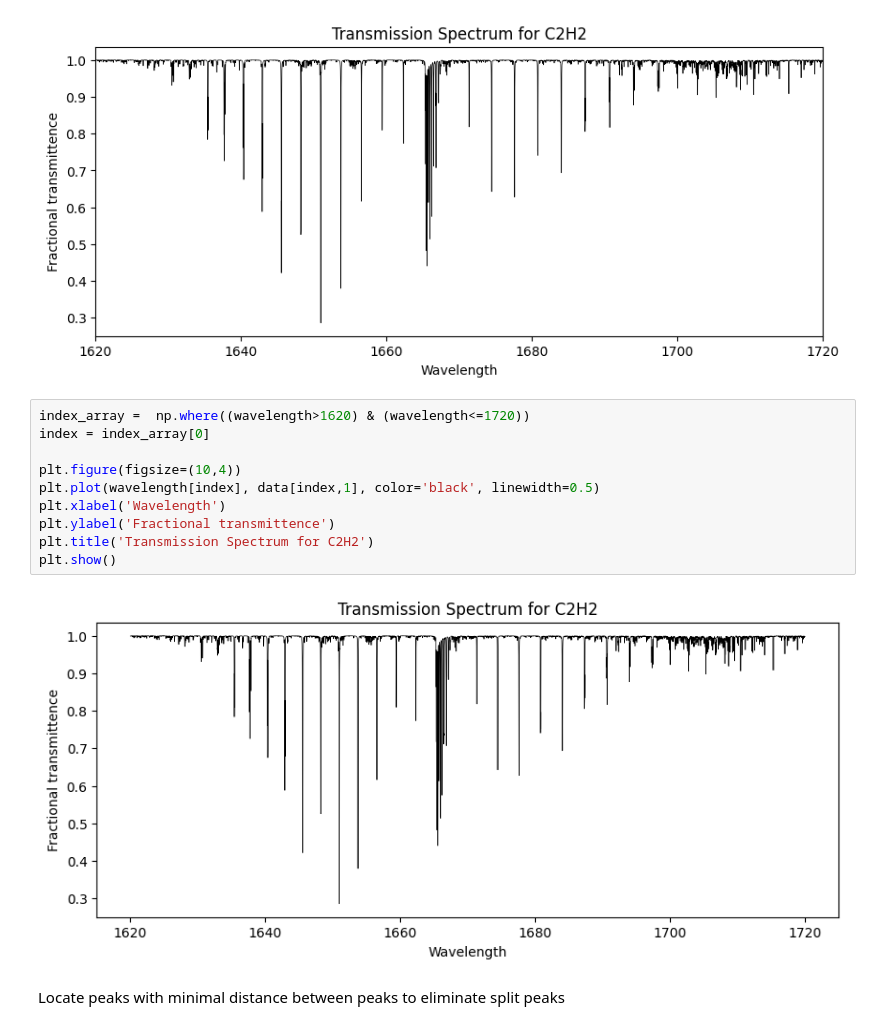
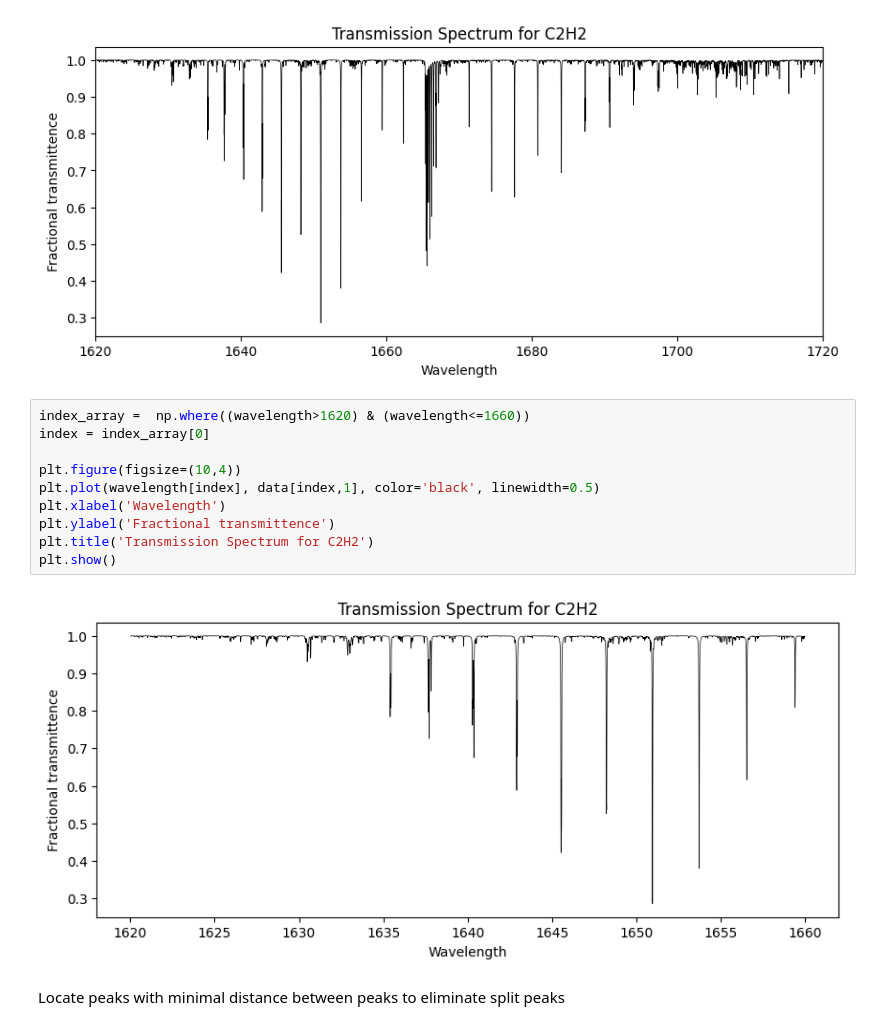
Before and after one commit to SAIL-Labs/FBG-Sensor, a Jupyter notebook: code/demos/tension_CH4.ipynb, the cells around one changed output. Cells and saved outputs as stored; diff of their text form.

```diff
--- a/code/demos/tension_CH4.ipynb
+++ b/code/demos/tension_CH4.ipynb
@@ -23,17 +23,17 @@ plt.show()
 # %% [output]
 [figure]
 # %%
-index_array =  np.where((wavelength>1620) & (wavelength<=1720))
+index_array =  np.where((wavelength>1620) & (wavelength<=1660))
 index = index_array[0]
 
 plt.figure(figsize=(10,4))
 plt.plot(wavelength[index], data[index,1], color='black', linewidth=0.5)
 plt.xlabel('Wavelength')
 plt.ylabel('Fractional transmittence')
 plt.title('Transmission Spectrum for C2H2')
 plt.show()
 # %% [output]
-[figure, old version]
+[figure, new version]
 # %% [markdown]
 Locate peaks with minimal distance between peaks to eliminate split peaks
 # %%
```
Also changed, not shown: parts of 7 cells of this notebook.
